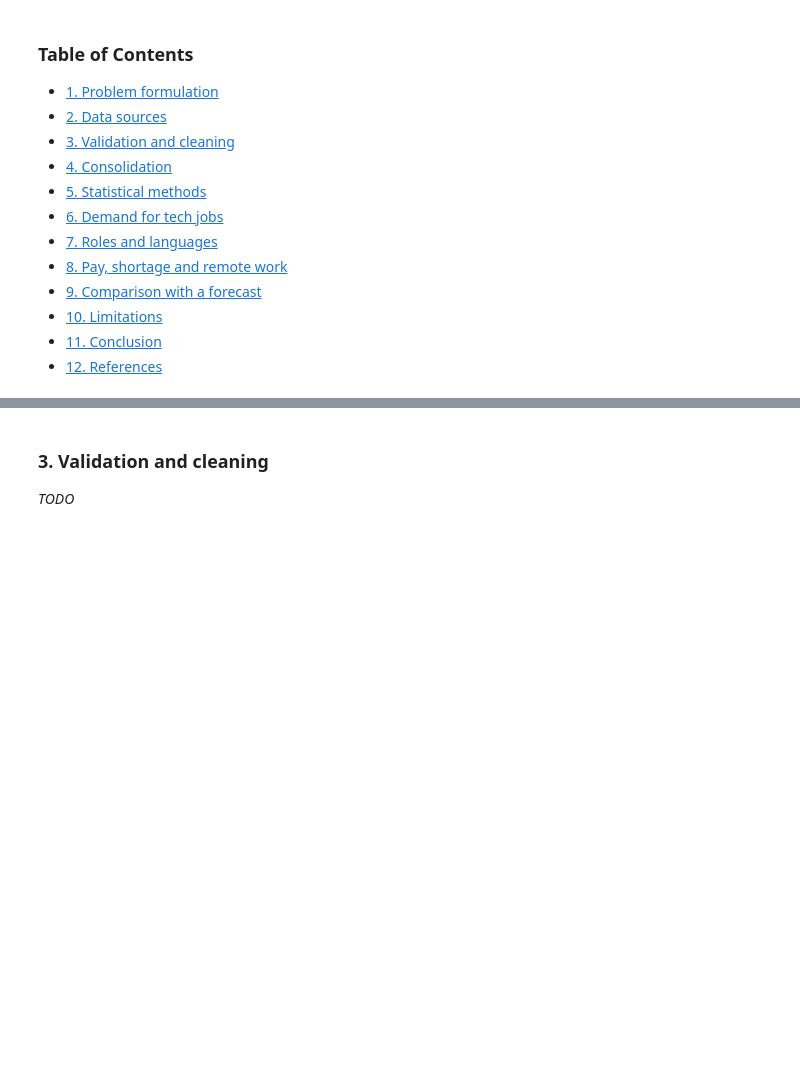
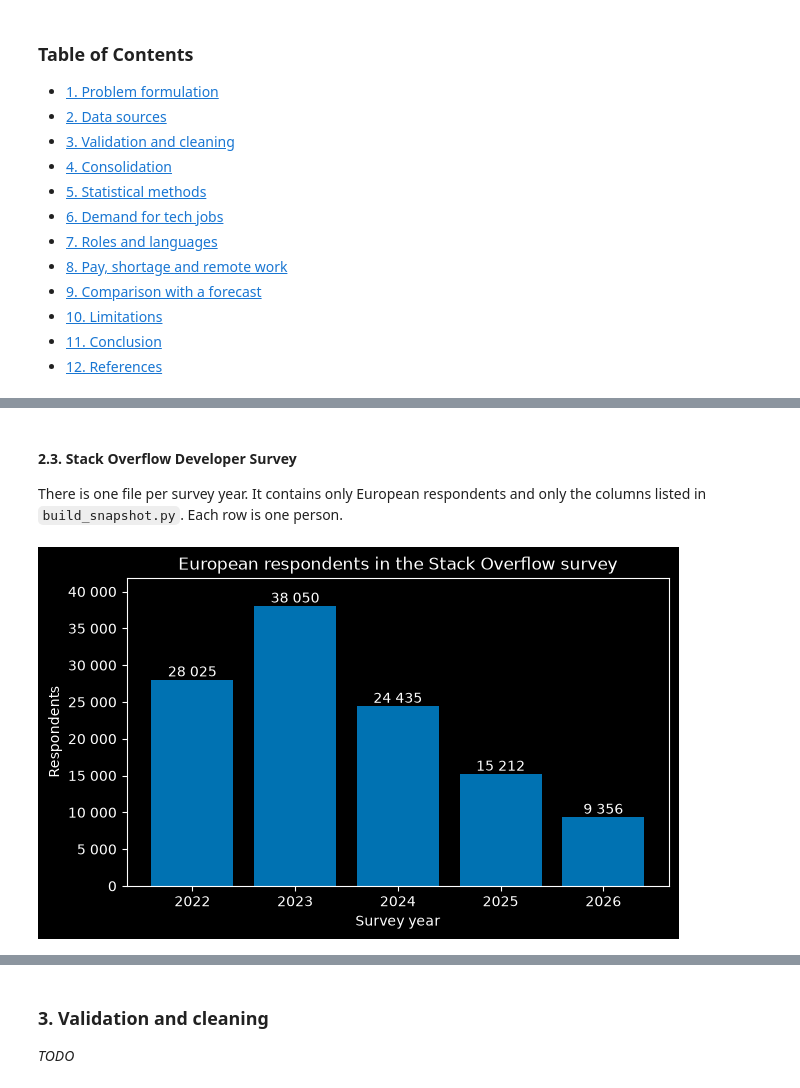
Before and after one commit to N1ko-Gr/eu-tech-job-market, a Jupyter notebook: eu_tech_job_market.ipynb, the cells around one changed output, grey strips where cells are left out. Cells and saved outputs as stored; diff of their text form; code cells hidden in the pictures; blank space fills up the shorter version.

```diff
--- a/eu_tech_job_market.ipynb
+++ b/eu_tech_job_market.ipynb
@@ -122,0 +154,13 @@ _TODO_
+# %%
+DATA_DIR = Path("data")
+SURVEY_YEARS = [2022, 2023, 2024, 2025, 2026]
+
+
+def overview(table):
+    """Type, number of missing values, number of different values and one example for every column."""
+    return pd.DataFrame({
+        "type": table.dtypes.astype(str),
+        "missing": table.isna().sum(),
+        "unique": table.nunique(),
+        "example": table.iloc[0],
+    })
@@ -122,0 +351,17 @@ _TODO_
+# %% [markdown]
+#### 2.3. Stack Overflow Developer Survey <a class="anchor" id="section_2_3"></a>
+
+There is one file per survey year. It contains only European respondents and only the columns listed in `build_snapshot.py`. Each row is one person.
+# %%
+surveys = {year: pd.read_csv(DATA_DIR / f"stackoverflow_{year}.csv.gz", low_memory=False) for year in SURVEY_YEARS}
+
+respondents = pd.Series({year: len(survey) for year, survey in surveys.items()})
+fig, ax = plt.subplots(figsize=(7, 4))
+bars = ax.bar(respondents.index.astype(str), respondents.values, color="#0072B2")
+ax.bar_label(bars, labels=[f"{value:,}".replace(",", " ") for value in respondents])
+ax.set(title="European respondents in the Stack Overflow survey", xlabel="Survey year", ylabel="Respondents",
+       ylim=(0, respondents.max() * 1.1))
+ax.yaxis.set_major_formatter(lambda value, _: f"{value:,.0f}".replace(",", " "))
+plt.show()
+# %% [output]
+[figure, added]
```
Also changed, not shown: parts of 30 cells of this notebook.
